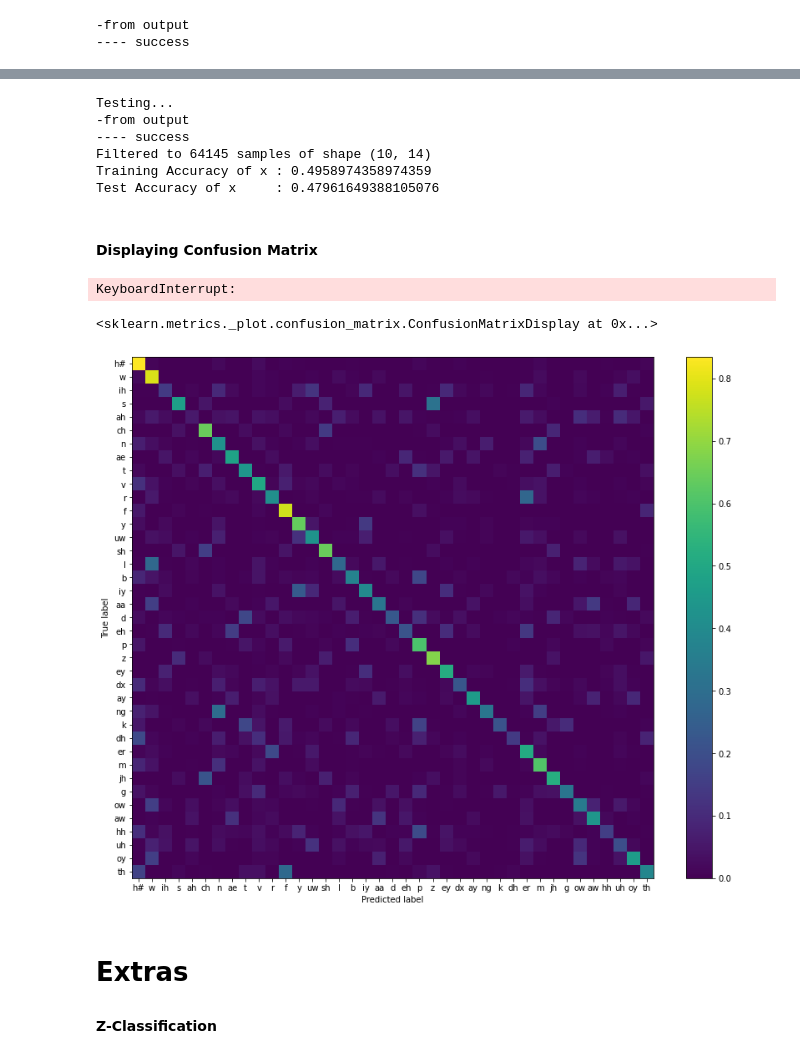
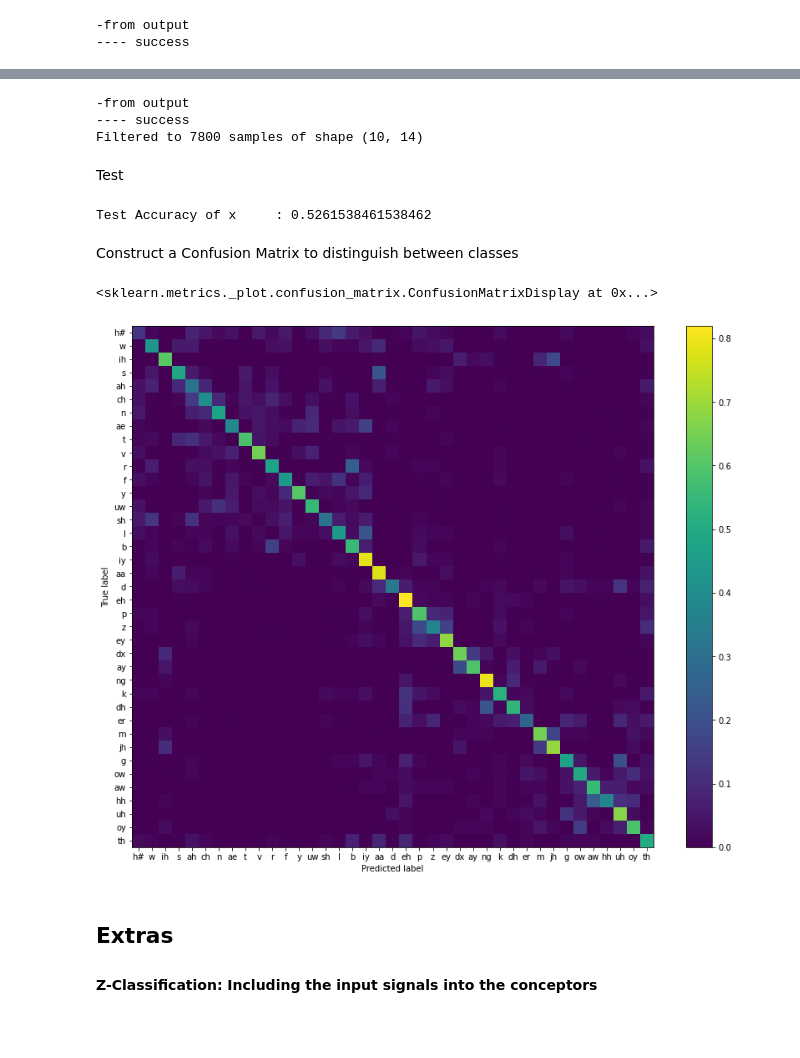
Before and after one commit to jorisptrs/Bachelor-Thesis, a Jupyter notebook: Code/experiments/exp1_classification/classification.ipynb, the cells around one changed output, grey strips where cells are left out. Cells and saved outputs as stored; diff of their text form; code cells hidden in the pictures; blank space fills up the shorter version.

Commit message:
Improved documentation, fixed bugs, and added testing/plotting to clustering

```diff
--- a/Code/experiments/exp1_classification/classification.ipynb
+++ b/Code/experiments/exp1_classification/classification.ipynb
@@ -57,5 +61,5 @@ features_train, labels_train, _ = dl.collectFeaturesInSegments(
 # %%
 from dataset.data_processing import *
 
-phonemes, features_train, labels_train = filter_data(features_train, labels_train, limit=200)
+phonemes, features_train, labels_train = filter_data(features_train, labels_train, limit=None)
 # %% [output]
@@ -67,12 +73,12 @@ Filtered to 7800 samples of shape (10, 14)
 # %%
-clas = Classifier(W_in_scale=1.5,
-                 b_scale=.2,
-                 spectral_radius=1.5,
+clas = Classifier(W_in_scale=1.1,
+                 b_scale=.6,
+                 spectral_radius=2.57,
                  weights=.1)
 
-clas.fit(features_train, labels_train, **{
+_ = clas.fit(features_train, labels_train, **{
     "n_mels": n_mels,
     "XorZ": "X",
-    "N": 50
+    "N": 100
 })
 # %% [output]
@@ -91,45 +97,47 @@ Classifier(W_in_scale=1.5, b_scale=0.2, spectral_radius=1.5, weights=0.1)
 # %%
-print("Testing...")
-
 features_test, labels_test, _ = dl.collectFeaturesInSegments(
     ft='Test',n_mels=n_mels,delta=delta,delta_delta=delta_delta,
     long_version=long_version,speakers=[],dr=dr,sentence=[],
     subsamples=subsamples,path_option=path_option+"_test")
 
-_, features_test, labels_test = filter_data(features_test, labels_test, limit=None)
-
-print(f'Training Accuracy of x : {clas.score(features_train, labels_train)}')
-print(f'Test Accuracy of x     : {clas.score(features_test, labels_test)}')
+_, features_test, labels_test = filter_data(features_test, labels_test, limit=200) # TODO: RUN WITH COMPLETE DATA
 # %% [output]
-Testing...
 -from output
 ---- success
-Filtered to 64145 samples of shape (10, 14)
-Training Accuracy of x : 0.4958974358974359
-Test Accuracy of x     : 0.47961649388105076
+Filtered to 7800 samples of shape (10, 14)
-# %% [markdown]
-#### Displaying Confusion Matrix
-# %%
-from sklearn.metrics import confusion_matrix
-
-labels_pred = clas.predict(features_test)
-# %% [output]
-KeyboardInterrupt:
+# %% [markdown]
+Test
+# %%
+#print(f'Training Accuracy of x : {clas.score(features_train, labels_train)}')
+print(f'Test Accuracy of x     : {clas.score(features_test, labels_test)}')
+# %% [output]
+Test Accuracy of x     : 0.5261538461538462
+# %% [markdown]
+Construct a Confusion Matrix to distinguish between classes
 # %%
-from sklearn.metrics import ConfusionMatrixDisplay
+from sklearn.metrics import confusion_matrix, ConfusionMatrixDisplay
 
-cm = confusion_matrix(labels_test, labels_pred, labels=phonemes, normalize='true')
+phonemes_in_order = ['ah', 'uw', 'sh', 'iy', 'ih', 'eh', 'ae', 'aa', 'ey', 'ay', 'er', 'ow', 'oy', 'aw', 'uh',
+               'l', 'r', 'w', 'y', 'hh', 'h#',
+               'm', 'n', 'ng',
+               's', 'z', 'f', 'v', 'th', 'dh',
+               'jh', 'ch',
+               'b', 'd', 'g', 'k', 'p', 't', 'dx']
+
+
+labels_pred = clas.predict(features_test)
+cm = confusion_matrix(labels_test, labels_pred, labels=phonemes_in_order, normalize='true')
 disp = ConfusionMatrixDisplay(cm, display_labels=phonemes)
 fig, ax = plt.subplots(figsize=(14,11.5))
 
 disp.plot(ax=ax, include_values=False)
 # %% [output]
 <sklearn.metrics._plot.confusion_matrix.ConfusionMatrixDisplay at 0x...>
-[figure, old version]
+[figure, new version]
 # %% [markdown]
-# Extras
+## Extras
 
-#### Z-Classification
+#### Z-Classification: Including the input signals into the conceptors
 # %%
 clas2 = Classifier(1.5, .2, 1.5, .1) # Z optimal params
 
```
Also changed, not shown: parts of 20 cells of this notebook, 5 other files.
